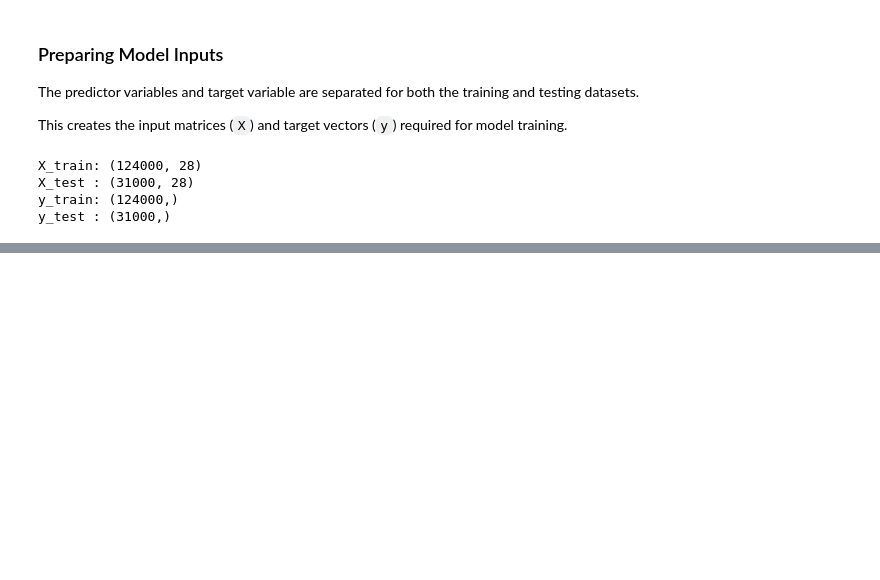
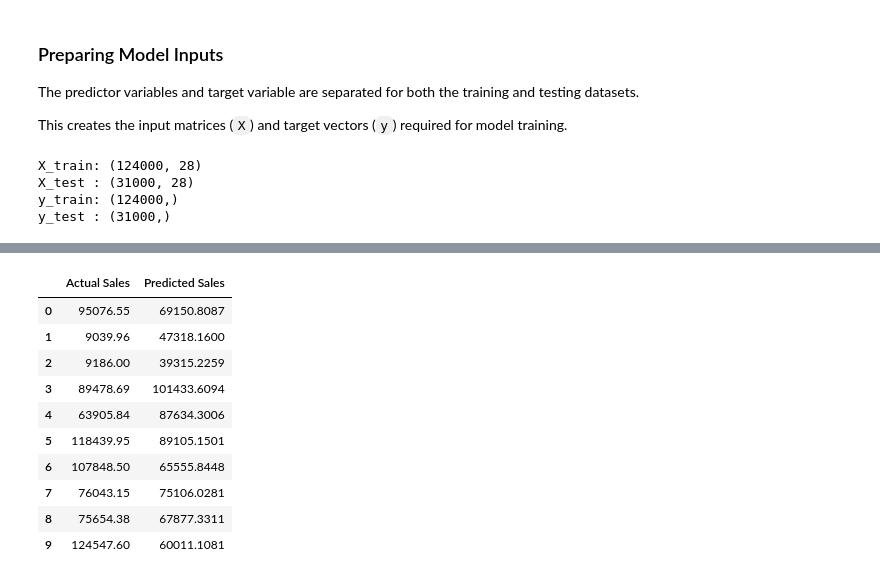
Before and after one commit to DevashishVidhate/Retail-Supply-Chain-Analytics, a Jupyter notebook: notebooks/02_sales_forecasting_models.ipynb, the cells around one changed output, grey strips where cells are left out. Cells and saved outputs as stored; diff of their text form; code cells hidden in the pictures; blank space fills up the shorter version.

```diff
--- a/notebooks/02_sales_forecasting_models.ipynb
+++ b/notebooks/02_sales_forecasting_models.ipynb
@@ -323,0 +552,14 @@ y_test : (31000,)
+# %%
+# =====================================================
+# TRAIN RANDOM FOREST MODEL
+# =====================================================
+
+random_forest = RandomForestRegressor(
+    n_estimators=100,
+    random_state=42,
+    n_jobs=-1
+)
+
+random_forest.fit(X_train, y_train)
+
+print("Random Forest trained successfully.")
@@ -323,0 +574,25 @@ y_test : (31000,)
+# %%
+# =====================================================
+# RANDOM FOREST PREDICTIONS
+# =====================================================
+
+rf_predictions = random_forest.predict(X_test)
+
+display(
+    pd.DataFrame({
+        "Actual Sales": y_test.head(10).values,
+        "Predicted Sales": rf_predictions[:10]
+    })
+)
+# %% [output]
+|  | Actual Sales | Predicted Sales |
+| 0 | 95076.55 | 69150.8087 |
+| 1 | 9039.96 | 47318.1600 |
+| 2 | 9186.00 | 39315.2259 |
+| 3 | 89478.69 | 101433.6094 |
+| 4 | 63905.84 | 87634.3006 |
+| 5 | 118439.95 | 89105.1501 |
+| 6 | 107848.50 | 65555.8448 |
+| 7 | 76043.15 | 75106.0281 |
+| 8 | 75654.38 | 67877.3311 |
+| 9 | 124547.60 | 60011.1081 |
```
Also changed, not shown: parts of 33 cells of this notebook, 1 other file.
